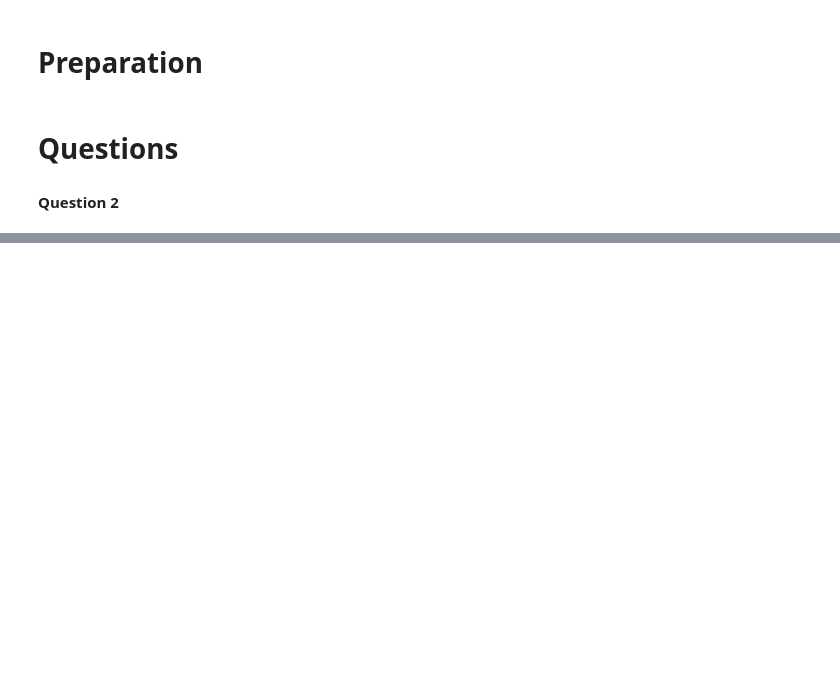
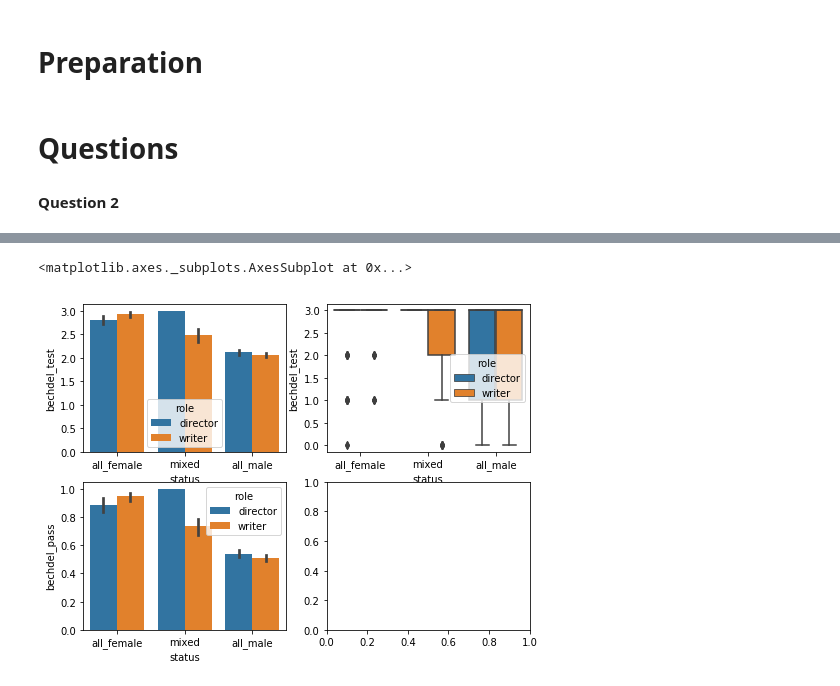
Before and after one commit to abjer/sds2017, a Jupyter notebook: code/exercise_1_solution.ipynb, the cells around one changed output, grey strips where cells are left out. Drawn from its saved outputs; the diff is of its cells as text; code cells hidden in the pictures; blank space fills up the shorter version.

```diff
--- a/code/exercise_1_solution.ipynb
+++ b/code/exercise_1_solution.ipynb
@@ -37,0 +69,8 @@ df['status'] = df.share_male\
+# %%
+f,ax = plt.subplots(2,2, figsize=(8,6))
+sns.barplot(x='status', y='bechdel_test', data=df_non_actor, ax=ax[0,0],hue='role')
+sns.boxplot(x='status', y='bechdel_test', data=df_non_actor, ax=ax[0,1],hue='role')
+sns.barplot(x='status', y='bechdel_pass', data=df_non_actor, ax=ax[1,0],hue='role')
+# %% [output]
+<matplotlib.axes._subplots.AxesSubplot at 0x...>
+[figure, added]
```
Also changed, not shown: parts of 15 cells of this notebook.
